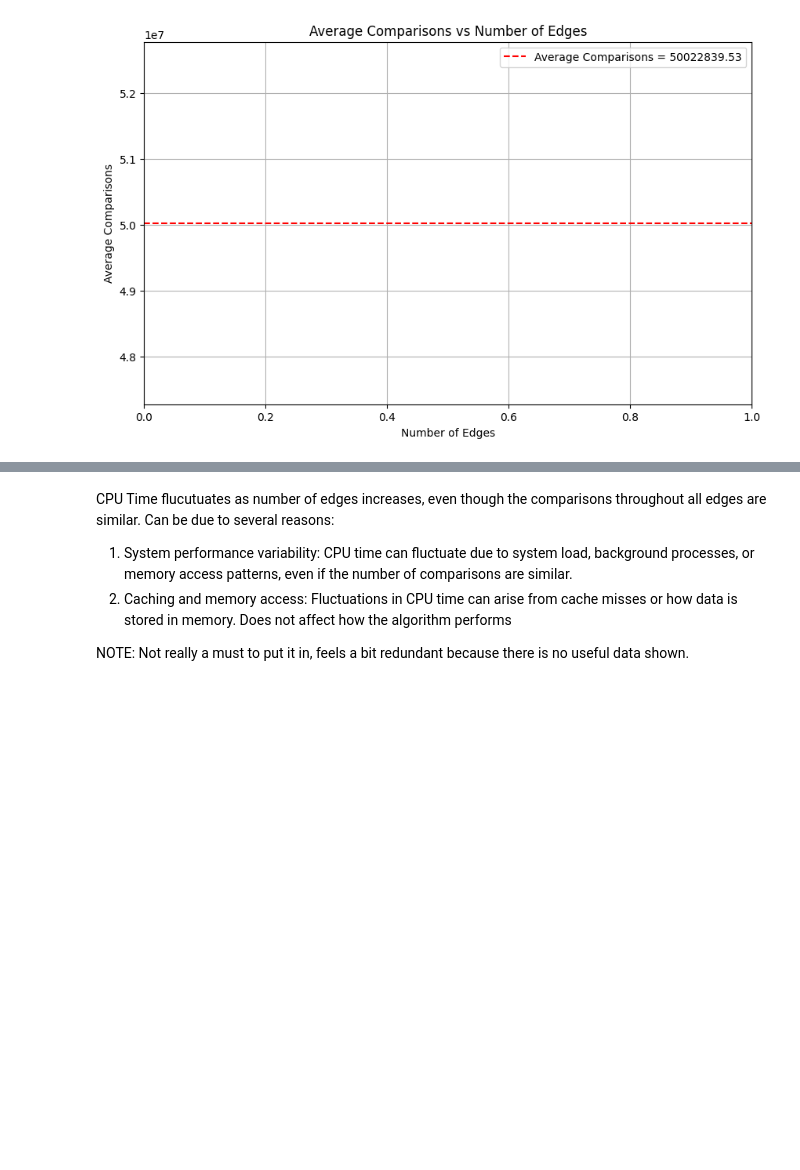
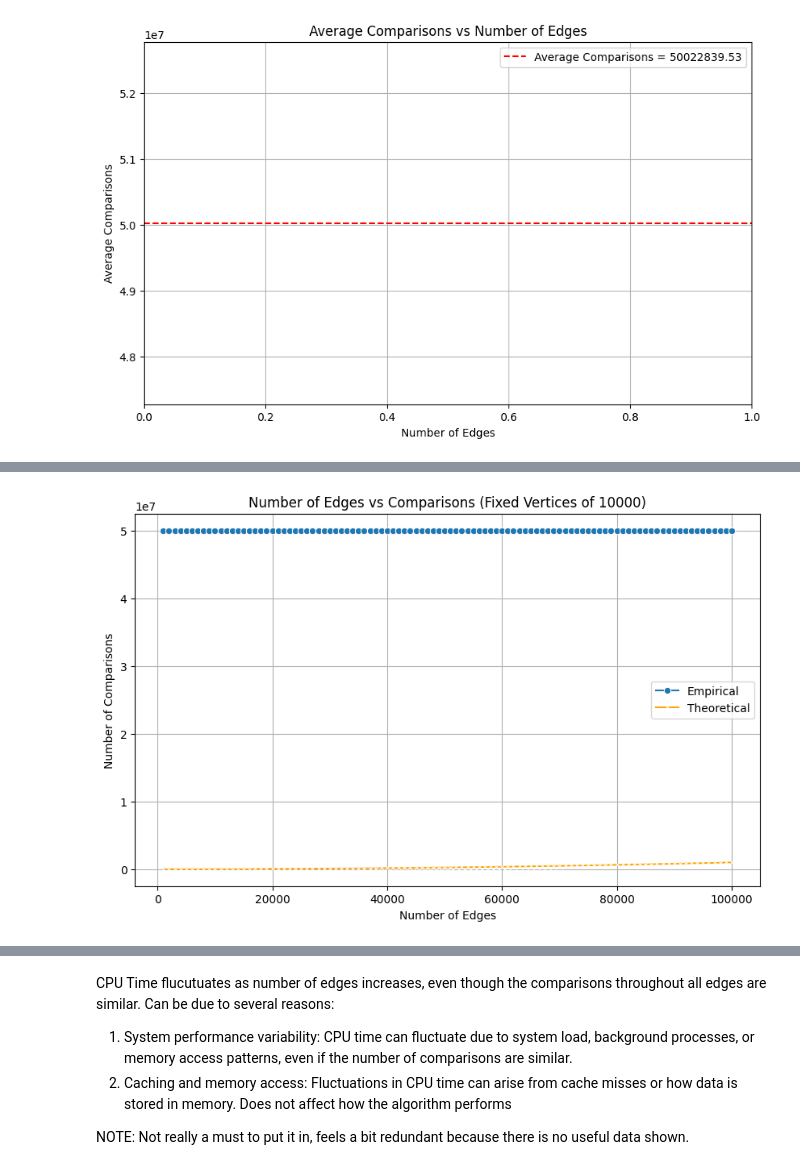
Before and after one commit to Cheokerinos/SC2001_Projects, a Jupyter notebook: Project_2/Matrix_Fixed_V_Vary_E.ipynb, the cells around one changed output, grey strips where cells are left out. Cells and saved outputs as stored; diff of their text form; code cells hidden in the pictures; blank space fills up the shorter version.

Commit message:
Added theoratical graphs and more comments

```diff
--- a/Project_2/Matrix_Fixed_V_Vary_E.ipynb
+++ b/Project_2/Matrix_Fixed_V_Vary_E.ipynb
@@ -67,0 +74,26 @@ Overall Average Comparisons: 50022839.53
+# %%
+# Theoretical calculation (example: comparisons might be proportional to the square of edges)
+def theoretical_comparisons(edges):
+    return edges ** 2 / 10000  # Example: adjust based on your theory
+
+# Create a DataFrame for the theoretical data
+theoretical_data = pd.DataFrame({
+    'Number_Of_Edges': data['Number_Of_Edges'],  # Adjust based on your CSV structure
+    'Theoretical_Comparisons': theoretical_comparisons(data['Number_Of_Edges'])
+})
+
+# Plotting empirical data
+plt.figure(figsize=(10, 6))
+sns.lineplot(x='Number_Of_Edges', y='Comparisons', data=data, marker='o', label='Empirical')
+
+# Plotting theoretical data
+sns.lineplot(x='Number_Of_Edges', y='Theoretical_Comparisons', data=theoretical_data, marker='x', color='orange', label='Theoretical')
+
+plt.title('Number of Edges vs Comparisons (Fixed Vertices of 10000)')
+plt.xlabel('Number of Edges')
+plt.ylabel('Number of Comparisons')
+plt.grid(True)
+plt.legend()
+plt.show()
+# %% [output]
+[figure, added]
```
Also changed, not shown: parts of 3 cells of this notebook, 1 other file.
